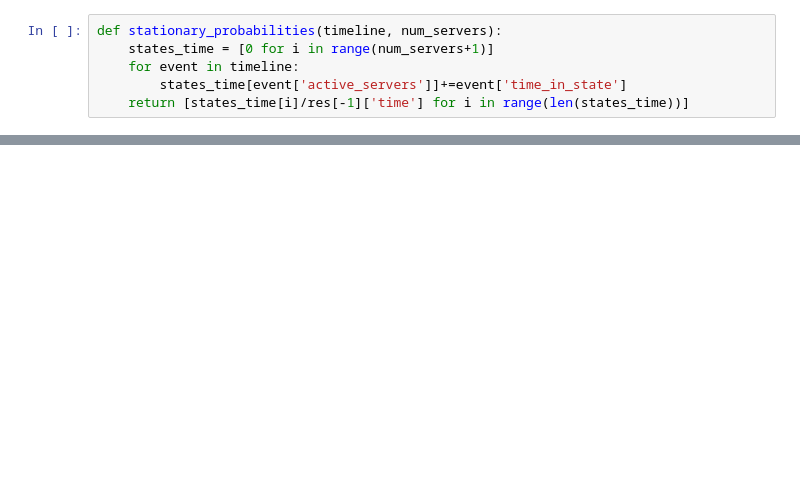
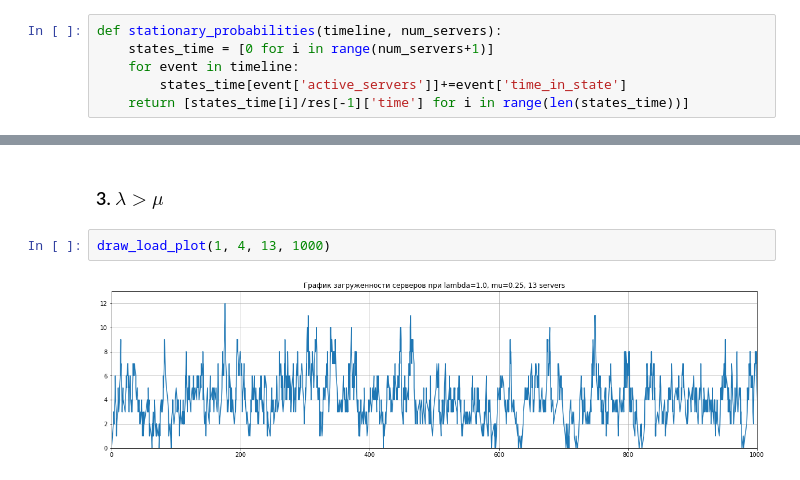
Before and after one commit to dlots/MMc, a Jupyter notebook: report.ipynb, the cells around one changed output, grey strips where cells are left out. Cells and saved outputs as stored; diff of their text form; blank space fills up the shorter version.

```diff
--- a/report.ipynb
+++ b/report.ipynb
@@ -59,0 +123,6 @@ for i in range(len(probs)):
+# %% [markdown]
+### 3. $\lambda>\mu$
+# %%
+draw_load_plot(1, 4, 13, 1000)
+# %% [output]
+[figure, added]
```
Also changed, not shown: parts of 59 cells of this notebook.
